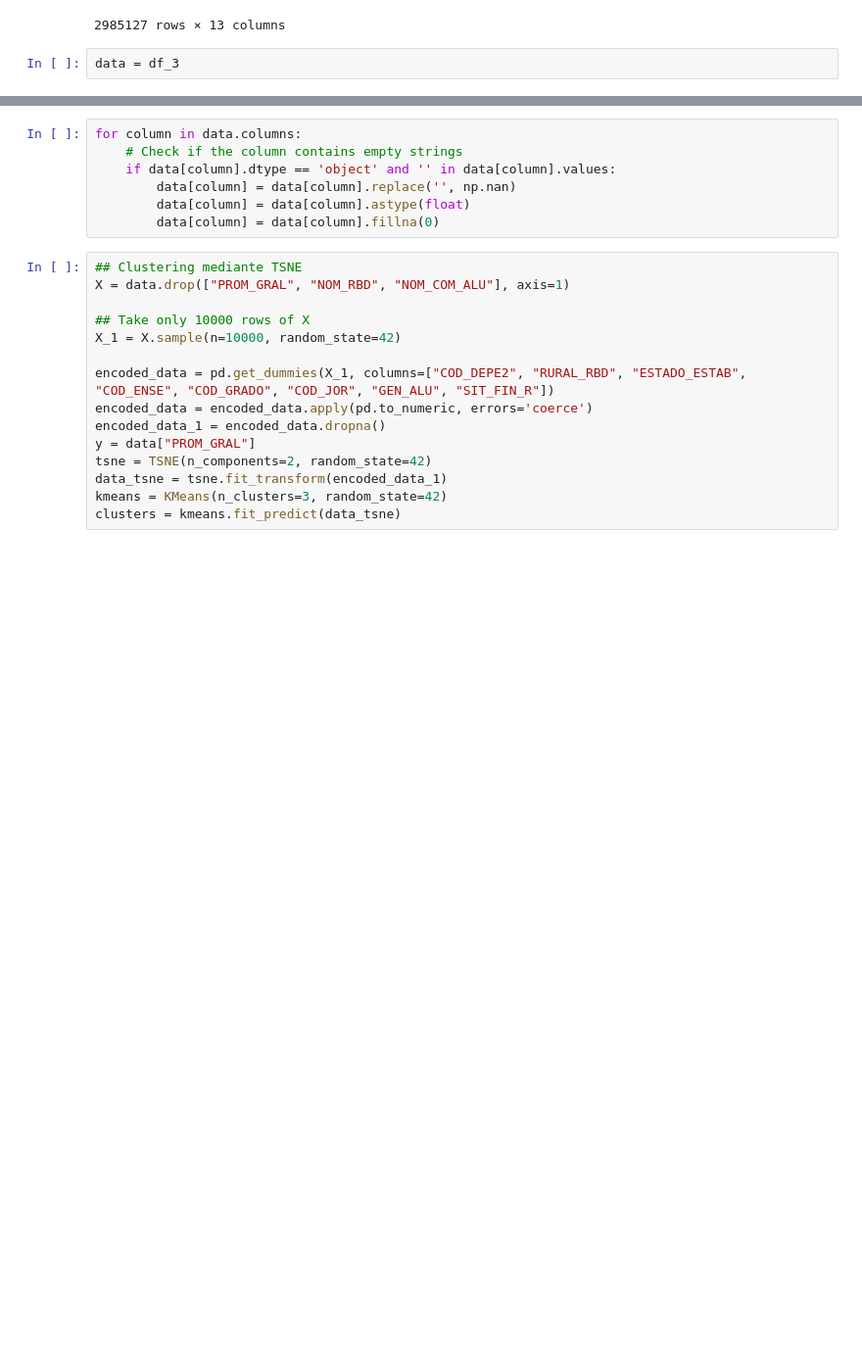
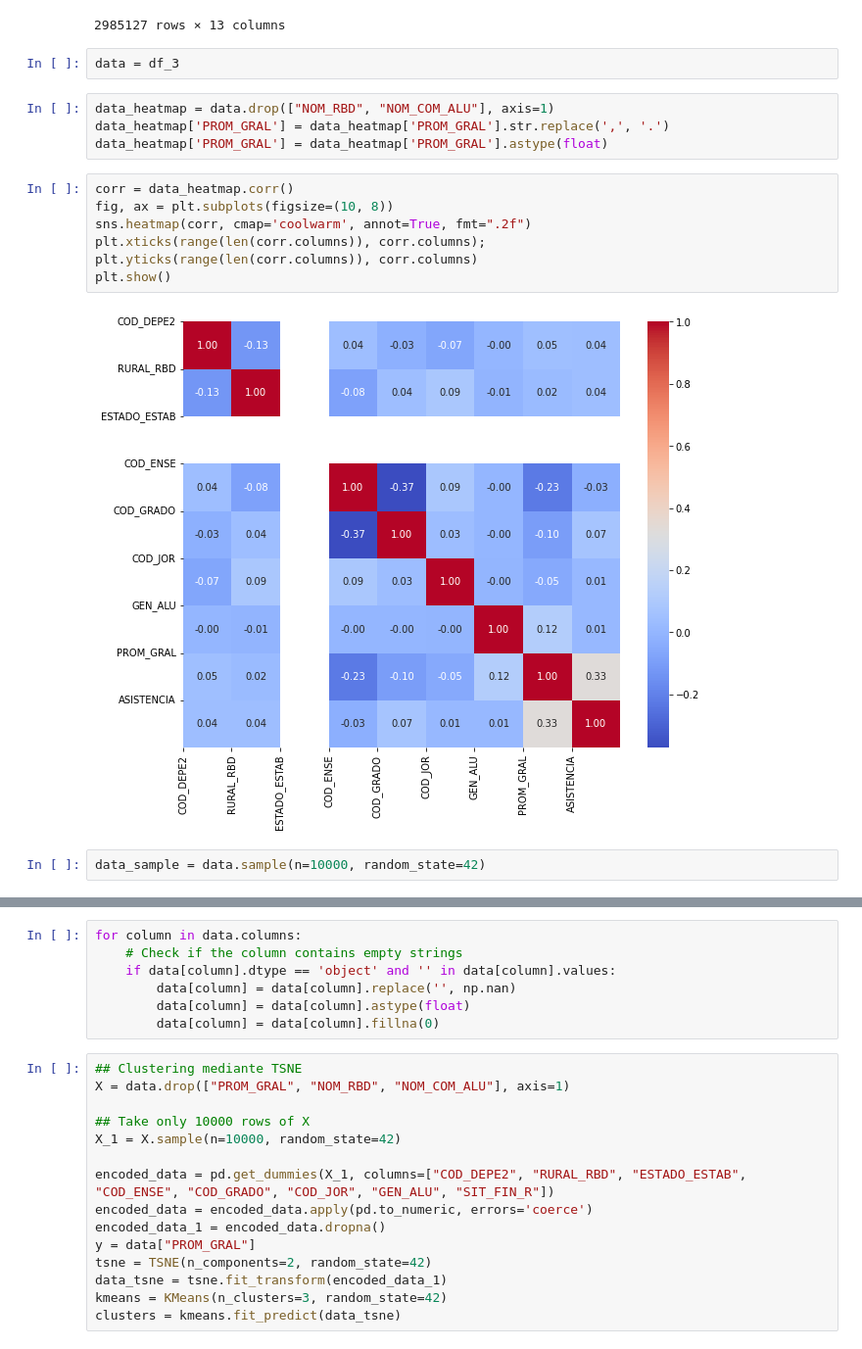
Before and after one commit to benja20029/IIC2433-Proyecto-Rendimiento-Academico, a Jupyter notebook: process_data.ipynb, the cells around one changed output, grey strips where cells are left out. Shown at 98% size. Saved outputs shown, nothing was run; the diff lists cells and outputs as text; blank space fills up the shorter version.

Commit message:
Visualizazao

```diff
--- a/process_data.ipynb
+++ b/process_data.ipynb
@@ -141,3 +142,18 @@ df_3
 2985127 rows × 13 columns
 # %%
 data = df_3
+# %%
+data_heatmap = data.drop(["NOM_RBD", "NOM_COM_ALU"], axis=1)
+data_heatmap['PROM_GRAL'] = data_heatmap['PROM_GRAL'].str.replace(',', '.')
+data_heatmap['PROM_GRAL'] = data_heatmap['PROM_GRAL'].astype(float)
+# %%
+corr = data_heatmap.corr()
+fig, ax = plt.subplots(figsize=(10, 8))
+sns.heatmap(corr, cmap='coolwarm', annot=True, fmt=".2f")
+plt.xticks(range(len(corr.columns)), corr.columns);
+plt.yticks(range(len(corr.columns)), corr.columns)
+plt.show()
+# %% [output]
+[figure, added]
+# %%
+data_sample = data.sample(n=10000, random_state=42)
```
Also changed, not shown: parts of 5 cells of this notebook.
